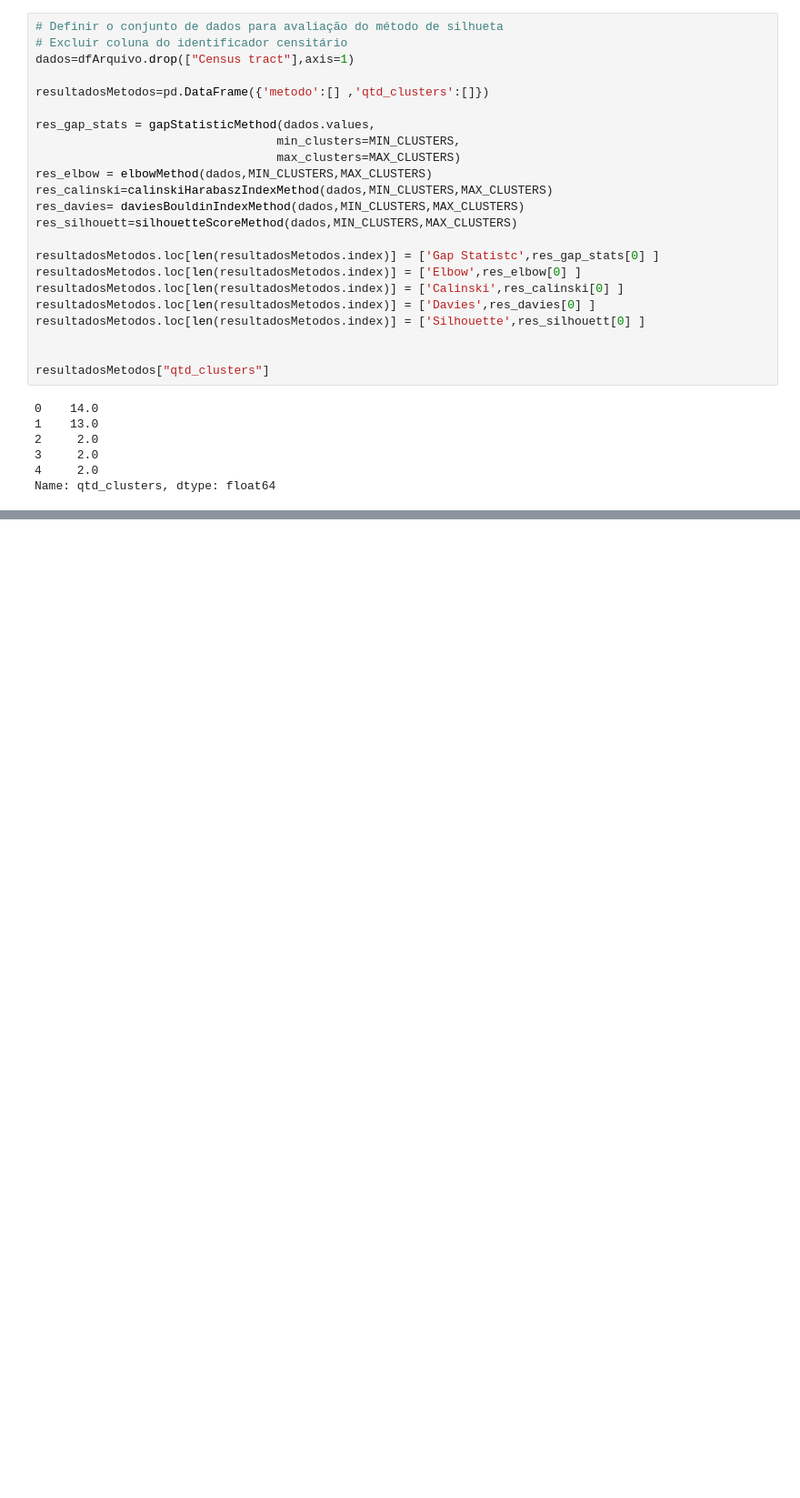
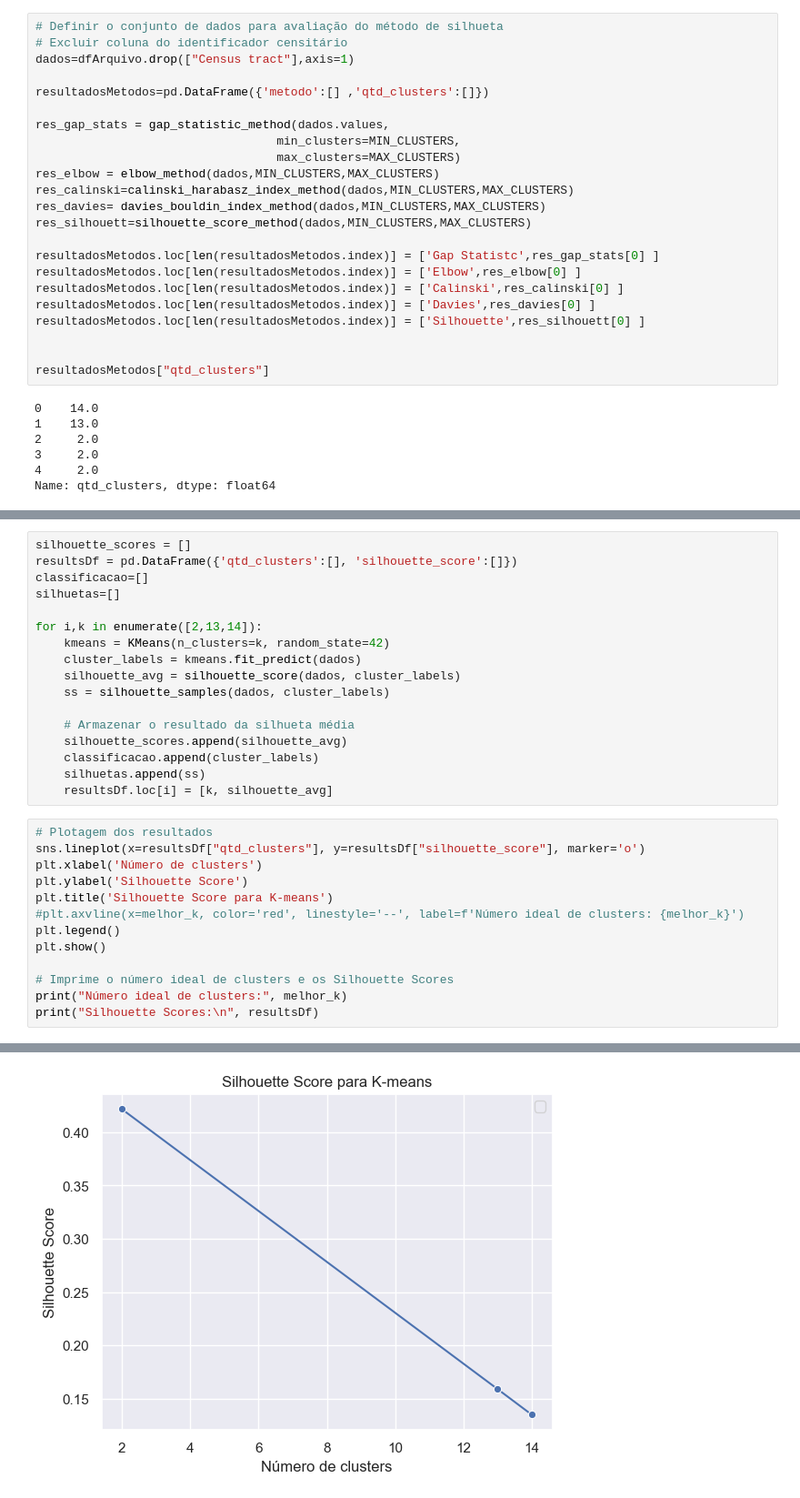
Before and after one commit to DanielCirino/ppginf-smart-k-means, a Jupyter notebook: notebooks/metodos_avaliacao_k_otimo.ipynb, the cells around one changed output, grey strips where cells are left out. Shown at 91% size. Drawn from its saved outputs; the diff is of its cells as text; blank space fills up the shorter version.

Commit message:
Implementação dos gráficos de silhueta

```diff
--- a/notebooks/metodos_avaliacao_k_otimo.ipynb
+++ b/notebooks/metodos_avaliacao_k_otimo.ipynb
@@ -471,13 +471,13 @@ dados=dfArquivo.drop(["Census tract"],axis=1)
 
 resultadosMetodos=pd.DataFrame({'metodo':[] ,'qtd_clusters':[]})
 
-res_gap_stats = gapStatisticMethod(dados.values,
+res_gap_stats = gap_statistic_method(dados.values,
                                   min_clusters=MIN_CLUSTERS,
                                   max_clusters=MAX_CLUSTERS)
-res_elbow = elbowMethod(dados,MIN_CLUSTERS,MAX_CLUSTERS)
-res_calinski=calinskiHarabaszIndexMethod(dados,MIN_CLUSTERS,MAX_CLUSTERS)
-res_davies= daviesBouldinIndexMethod(dados,MIN_CLUSTERS,MAX_CLUSTERS)
-res_silhouett=silhouetteScoreMethod(dados,MIN_CLUSTERS,MAX_CLUSTERS)
+res_elbow = elbow_method(dados,MIN_CLUSTERS,MAX_CLUSTERS)
+res_calinski=calinski_harabasz_index_method(dados,MIN_CLUSTERS,MAX_CLUSTERS)
+res_davies= davies_bouldin_index_method(dados,MIN_CLUSTERS,MAX_CLUSTERS)
+res_silhouett=silhouette_score_method(dados,MIN_CLUSTERS,MAX_CLUSTERS)
 
 resultadosMetodos.loc[len(resultadosMetodos.index)] = ['Gap Statistc',res_gap_stats[0] ]
 resultadosMetodos.loc[len(resultadosMetodos.index)] = ['Elbow',res_elbow[0] ]
@@ -517,0 +520,31 @@ plt.show()
+# %%
+silhouette_scores = []
+resultsDf = pd.DataFrame({'qtd_clusters':[], 'silhouette_score':[]})
+classificacao=[]
+silhuetas=[]
+
+for i,k in enumerate([2,13,14]):
+    kmeans = KMeans(n_clusters=k, random_state=42)
+    cluster_labels = kmeans.fit_predict(dados)
+    silhouette_avg = silhouette_score(dados, cluster_labels)
+    ss = silhouette_samples(dados, cluster_labels)
+
+    # Armazenar o resultado da silhueta média
+    silhouette_scores.append(silhouette_avg)
+    classificacao.append(cluster_labels)
+    silhuetas.append(ss)
+    resultsDf.loc[i] = [k, silhouette_avg]
+# %%
+# Plotagem dos resultados
+sns.lineplot(x=resultsDf["qtd_clusters"], y=resultsDf["silhouette_score"], marker='o')
+plt.xlabel('Número de clusters')
+plt.ylabel('Silhouette Score')
+plt.title('Silhouette Score para K-means')
+#plt.axvline(x=melhor_k, color='red', linestyle='--', label=f'Número ideal de clusters: {melhor_k}')
+plt.legend()
+plt.show()
+
+# Imprime o número ideal de clusters e os Silhouette Scores
+print("Número ideal de clusters:", melhor_k)
+print("Silhouette Scores:\n", resultsDf)
+# %% [output]
@@ -517,0 +552 @@ plt.show()
+[figure, added]
```
Also changed, not shown: parts of 5 cells of this notebook, 1 other file.
